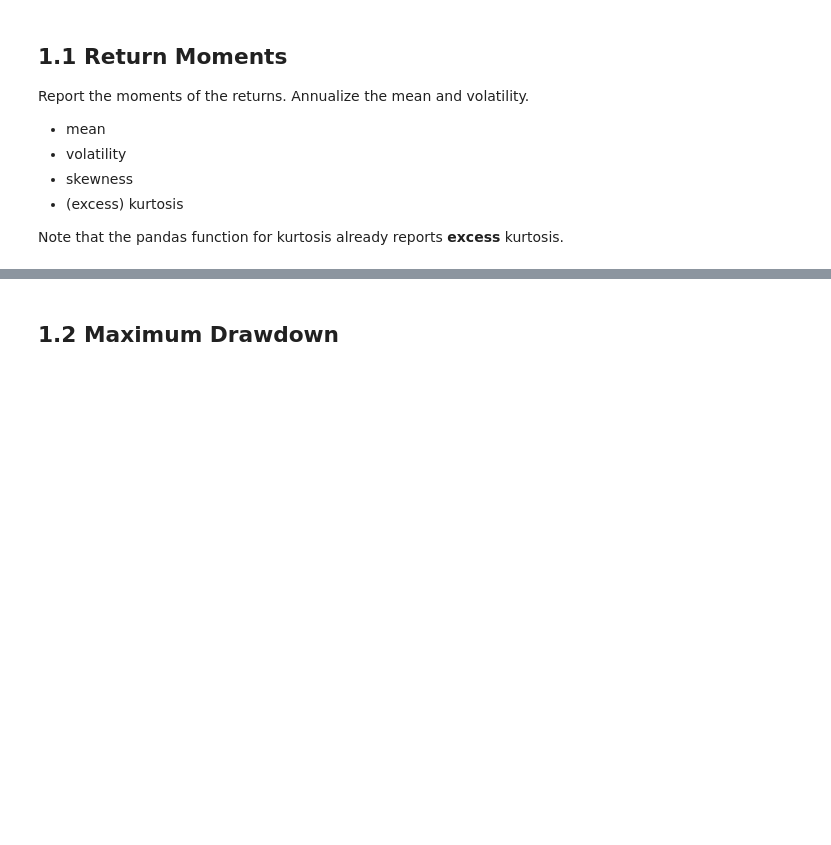
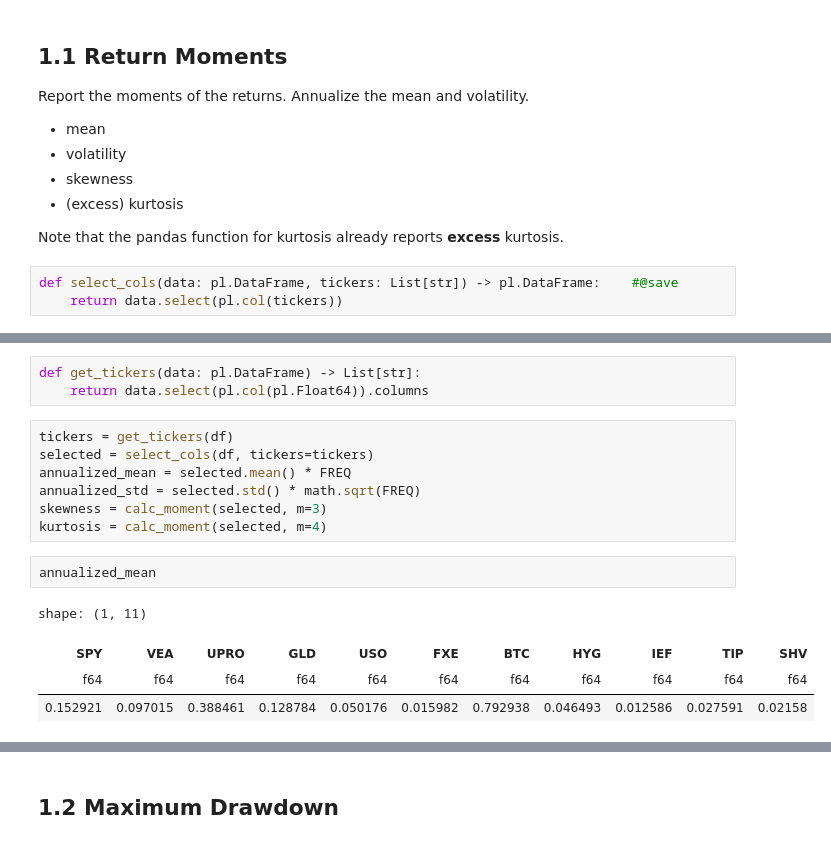
Before and after one commit to dafuzhu-uchi/finm-367, a Jupyter notebook: assignment/hw1/hw1_exe_risk_metrics.ipynb, the cells around one changed output, grey strips where cells are left out. Saved outputs shown, nothing was run; the diff lists cells and outputs as text; blank space fills up the shorter version.

```diff
--- a/assignment/hw1/hw1_exe_risk_metrics.ipynb
+++ b/assignment/hw1/hw1_exe_risk_metrics.ipynb
@@ -16,3 +47,6 @@ Report the moments of the returns. Annualize the mean and volatility.
 * (excess) kurtosis
 
 Note that the pandas function for kurtosis already reports **excess** kurtosis.
+# %%
+def select_cols(data: pl.DataFrame, tickers: List[str]) -> pl.DataFrame:    #@save
+    return data.select(pl.col(tickers))
@@ -18,0 +68,17 @@ Note that the pandas function for kurtosis already reports **excess** kurtosis.
+# %%
+def get_tickers(data: pl.DataFrame) -> List[str]:
+    return data.select(pl.col(pl.Float64)).columns
+# %%
+tickers = get_tickers(df)
+selected = select_cols(df, tickers=tickers)
+annualized_mean = selected.mean() * FREQ
+annualized_std = selected.std() * math.sqrt(FREQ)
+skewness = calc_moment(selected, m=3)
+kurtosis = calc_moment(selected, m=4)
+# %%
+annualized_mean
+# %% [output]
+shape: (1, 11)
+| SPY | VEA | UPRO | GLD | USO | FXE | BTC | HYG | IEF | TIP | SHV |
+| f64 | f64 | f64 | f64 | f64 | f64 | f64 | f64 | f64 | f64 | f64 |
+| 0.152921 | 0.097015 | 0.388461 | 0.128784 | 0.050176 | 0.015982 | 0.792938 | 0.046493 | 0.012586 | 0.027591 | 0.02158 |
```
Also changed, not shown: parts of 16 cells of this notebook, 2 other files.
